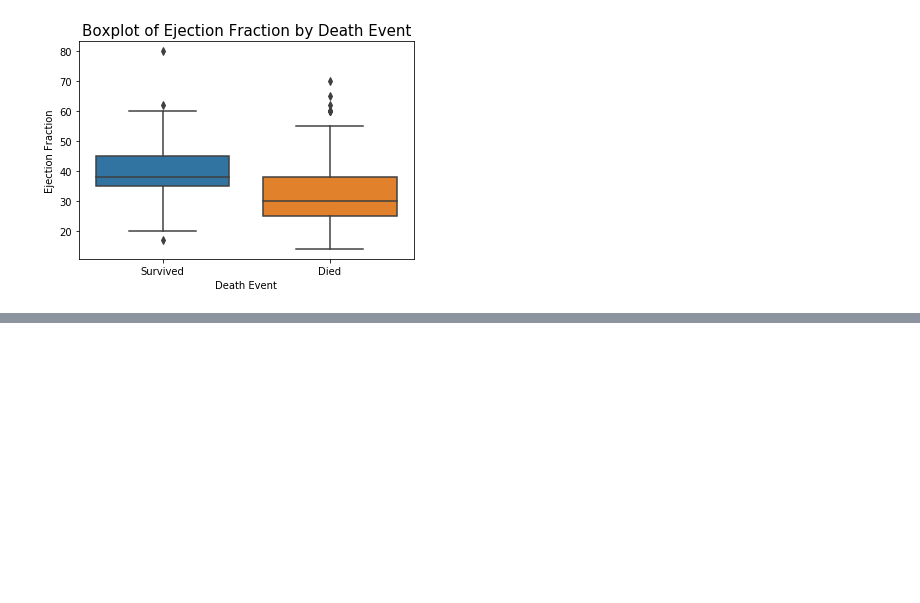
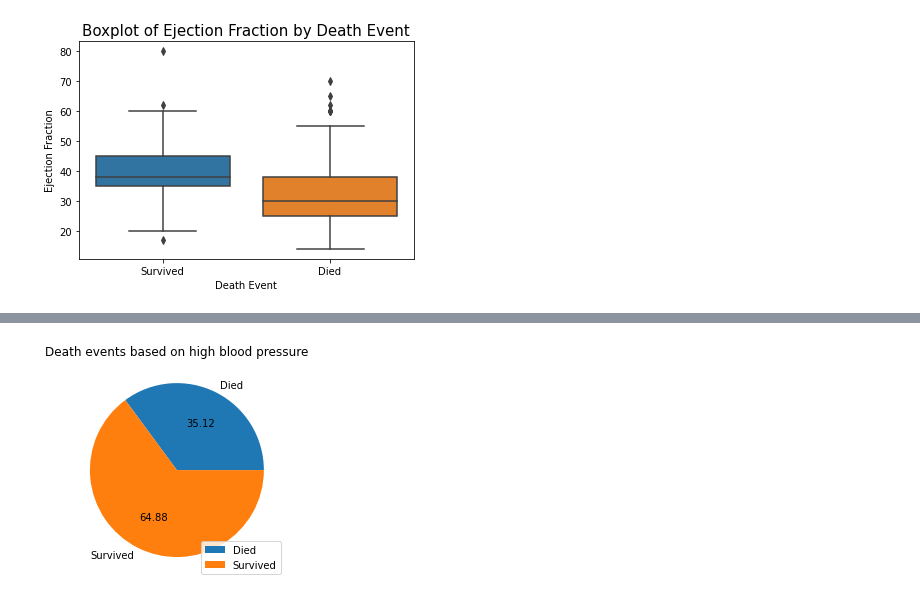
Before and after one commit to SaiRamishetty-23/PDS_assignment2, a Jupyter notebook: assignment2_code.ipynb, the cells around one changed output, grey strips where cells are left out. Cells and saved outputs as stored; diff of their text form; code cells hidden in the pictures; blank space fills up the shorter version.

```diff
--- a/assignment2_code.ipynb
+++ b/assignment2_code.ipynb
@@ -374,0 +396,21 @@ plt.show()
+# %%
+#Releationship between high blood pressure and deadths
+
+total_deaths = clinical_records[clinical_records.DEATH_EVENT==1]
+
+high_bp_patients = clinical_records[clinical_records.high_blood_pressure==1]
+death = high_bp_patients[high_bp_patients.DEATH_EVENT==1]
+
+non_high_bp_patients = clinical_records[clinical_records.high_blood_pressure==0]
+no_death = non_high_bp_patients[non_high_bp_patients.DEATH_EVENT==1]
+
+values = [high_bp_patients.shape[0],non_high_bp_patients.shape[0]]
+df = pd.DataFrame(values)
+labels= ['Died','Survived']
+df.plot(kind='pie', subplots=True, autopct='%.2f',labels=labels)
+plt.title('Death events based on high blood pressure')
+plt.legend(labels, loc= 'lower right')
+plt.ylabel('')
+plt.show()
+# %% [output]
+[figure, added]
```
Also changed, not shown: parts of 15 cells of this notebook.
